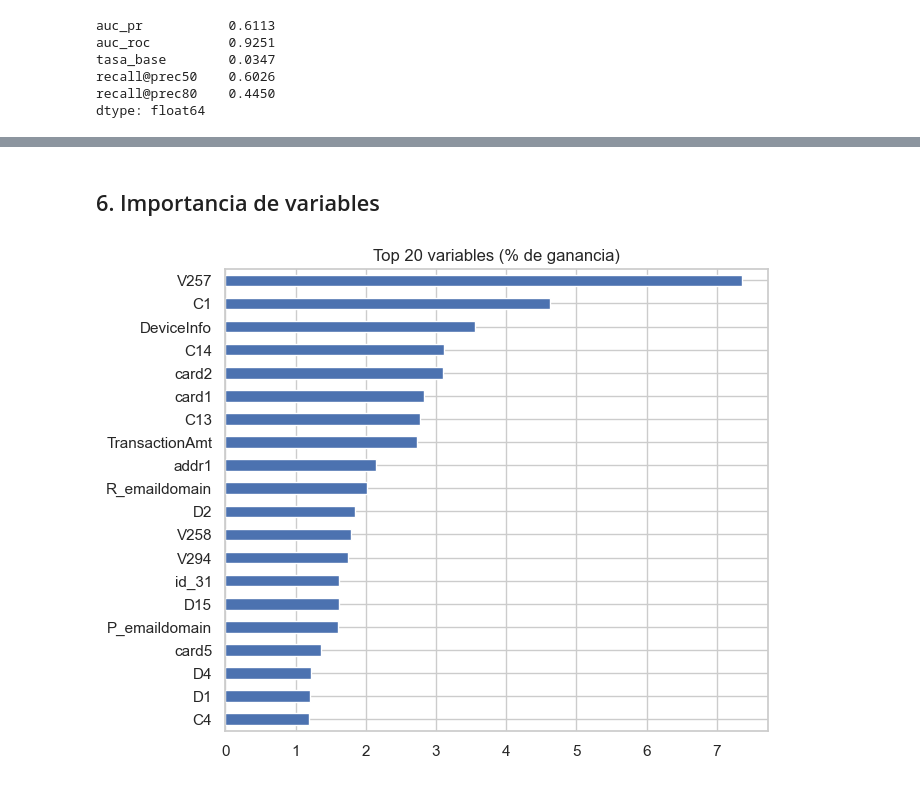
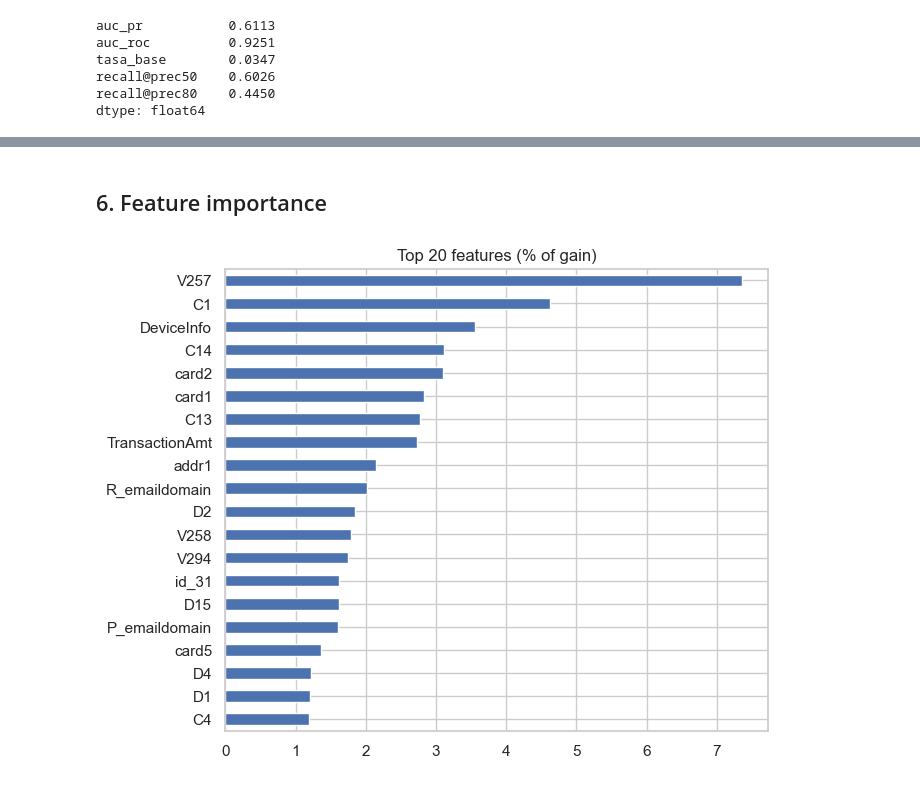
Before and after one commit to CarlosAdolfoPeralta/project_fraud_detection_ieee, a Jupyter notebook: notebooks/03_baseline.ipynb, the cells around one changed output, grey strips where cells are left out. Drawn from its saved outputs; the diff is of its cells as text; code cells hidden in the pictures.

```diff
--- a/notebooks/03_baseline.ipynb
+++ b/notebooks/03_baseline.ipynb
@@ -129,12 +129,12 @@ evaluate_by_segment(valid, p_valid, "has_identity")
 | 0 | 70187 | 1496 | 2.1314 | 0.3915 | 0.9009 |
 | 1 | 15116 | 1466 | 9.6983 | 0.8005 | 0.9426 |
 # %% [markdown]
-## 6. Importancia de variables
+## 6. Feature importance
 # %%
 imp = pd.Series(model.booster_.feature_importance(importance_type="gain"), index=features)
 imp = (imp / imp.sum() * 100).sort_values(ascending=False)
-imp.head(20).iloc[::-1].plot(kind="barh", figsize=(7, 6), title="Top 20 variables (% de ganancia)")
+imp.head(20).iloc[::-1].plot(kind="barh", figsize=(7, 6), title="Top 20 features (% of gain)")
 plt.show()
 # %% [output]
-[figure, old version]
+[figure, new version]
 # %% [markdown]
```
Also changed, not shown: parts of 12 cells of this notebook, 11 other files.
